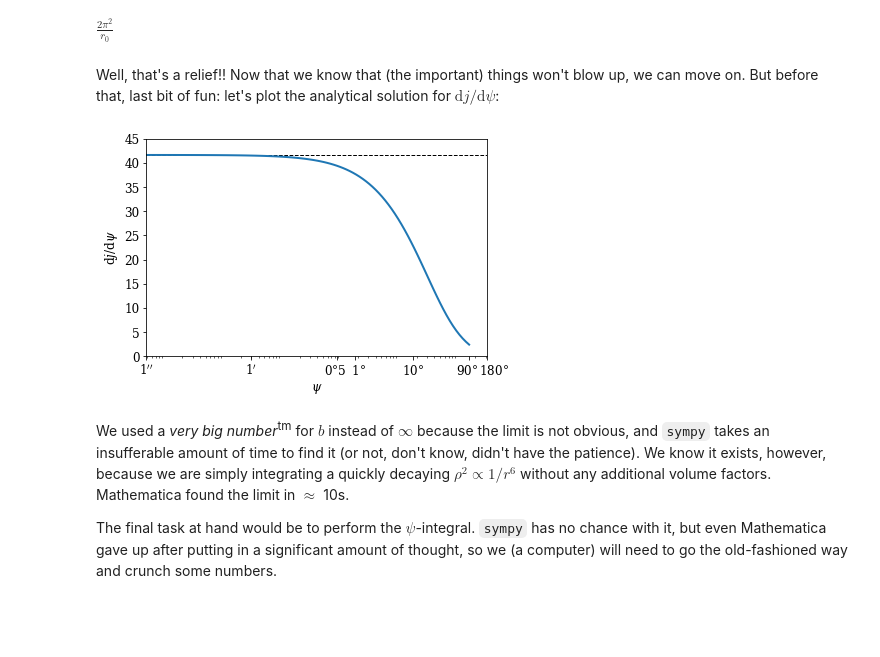
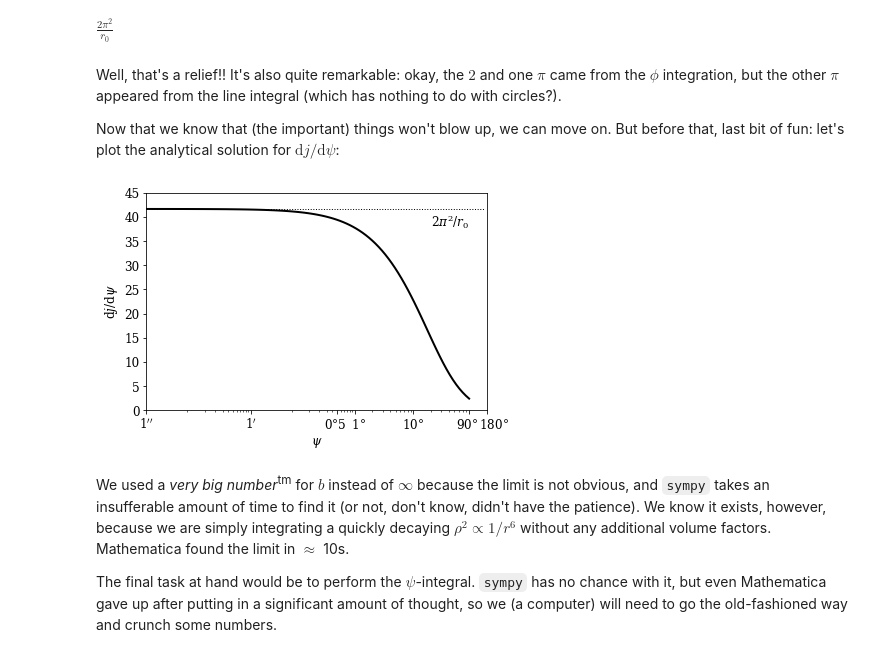
Before and after one commit to adam-coogan/gss19_sterile_nus, a Jupyter notebook: notebooks/week_2.ipynb, the cells around one changed output. Drawn from its saved outputs; the diff is of its cells as text; code cells hidden in the pictures; blank space fills up the shorter version.

```diff
--- a/notebooks/week_2.ipynb
+++ b/notebooks/week_2.ipynb
@@ -100,33 +102,46 @@ We pray that this is finite at the origin, or at least very slowly divergent, so
 # %% [output]
 $\displaystyle \frac{2 \pi^{2}}{r_{0}}$
 # %% [markdown]
-Well, that's a relief!! Now that we know that (the important) things won't blow up, we can move on. But before that, last bit of fun: let's plot the analytical solution for $\text{d}j/\text{d}\psi$:
+Well, that's a relief!! It's also quite remarkable: okay, the $2$ and one $\pi$ came from the $\phi$ integration, but the other $\pi$ appeared from the line integral (which has nothing to do with circles?).
+
+Now that we know that (the important) things won't blow up, we can move on. But before that, last bit of fun: let's plot the analytical solution for $\text{d}j/\text{d}\psi$:
 # %%
 import numpy as np
 %matplotlib inline
 from matplotlib_import import *
 
-def plot(x, y, hline=None):
-    fig, ax = plt.subplots()
-    ax.semilogx(x, y)
+def plot(x, y, hline=None, ax=None, fig=None, **kwargs):
+    if ax is None:
+        fig, ax = plt.subplots()
+    ax.semilogx(x, y, 'k-', **kwargs)
+    if hline is not None:
+        ax.hlines(hline, *ax.get_xlim(), linestyles=':', linewidths=1)
+
+    ax.set_xlabel('$\psi$')
     ax.set_xlim(1/206265, np.pi)
-    ax.xaxis.set_ticks((np.pi, np.pi/2, np.deg2rad(10), np.deg2rad(1), np.deg2rad(0.5), np.deg2rad(1/60), np.deg2rad(1/3600)))
+    ax.xaxis.set_ticks(np.deg2rad((180, 90, 10, 1, 0.5, 1/60, 1/3600)))
     ax.xaxis.set_ticklabels((r'    $180°$', r'$90°$  ', r'$10°$', r'  $1°$', r'$0°5$  ', '$1\'$', '$1\'\'$'))
-    ax.set_xlabel('$\psi$')
-    if hline is not None:
-        ax.hlines(hline, *ax.get_xlim(), linestyles='--', linewidths=1)
+    ax.xaxis.set_ticks(np.deg2rad(np.hstack(((np.arange(5, 60, 5)[None, :]
+                                              * np.array((1/3600, 1/60))[:, None]).flat,
+                                             (np.arange(2, 10)[None, :]
+                                              * np.array((1, 10))[:, None]).flat))),
+                       minor=True)
+    ax.xaxis.set_ticklabels([], minor=True)
+
     return fig, ax
 
 
 PSI_ = np.logspace(-np.log10(206265), np.log10(np.pi/2), 101)  # from 1'' to 90°
 
 fig, ax = plot(PSI_, sym.lambdify((psi, r_0, b), (2*sym.pi * sym.sin(psi) * pigrand))(PSI_+0j, 0.474+0j, 1e6+0j),
                2*np.pi**2/0.474)
+ax.text(np.pi/2, 41, '$2\pi^2/r_0$', fontsize=12,
+       verticalalignment='top', horizontalalignment='right')
 ax.set_ylim(0, 45)
 ax.set_ylabel(r'$\mathrm{d}j / \mathrm{d}\psi$')
 fig.tight_layout()
 # %% [output]
-[figure, old version]
+[figure, new version]
 # %% [markdown]
 We used a *very big number*<sup>tm</sup> for $b$ instead of $\infty$ because the limit is not obvious, and `sympy` takes an insufferable amount of time to find it (or not, don't know, didn't have the patience). We know it exists, however, because we are simply integrating a quickly decaying $\rho^2 \propto 1/r^6$ without any additional volume factors. Mathematica found the limit in $\approx$ 10s.
 
```
Also changed, not shown: parts of 26 cells of this notebook.
